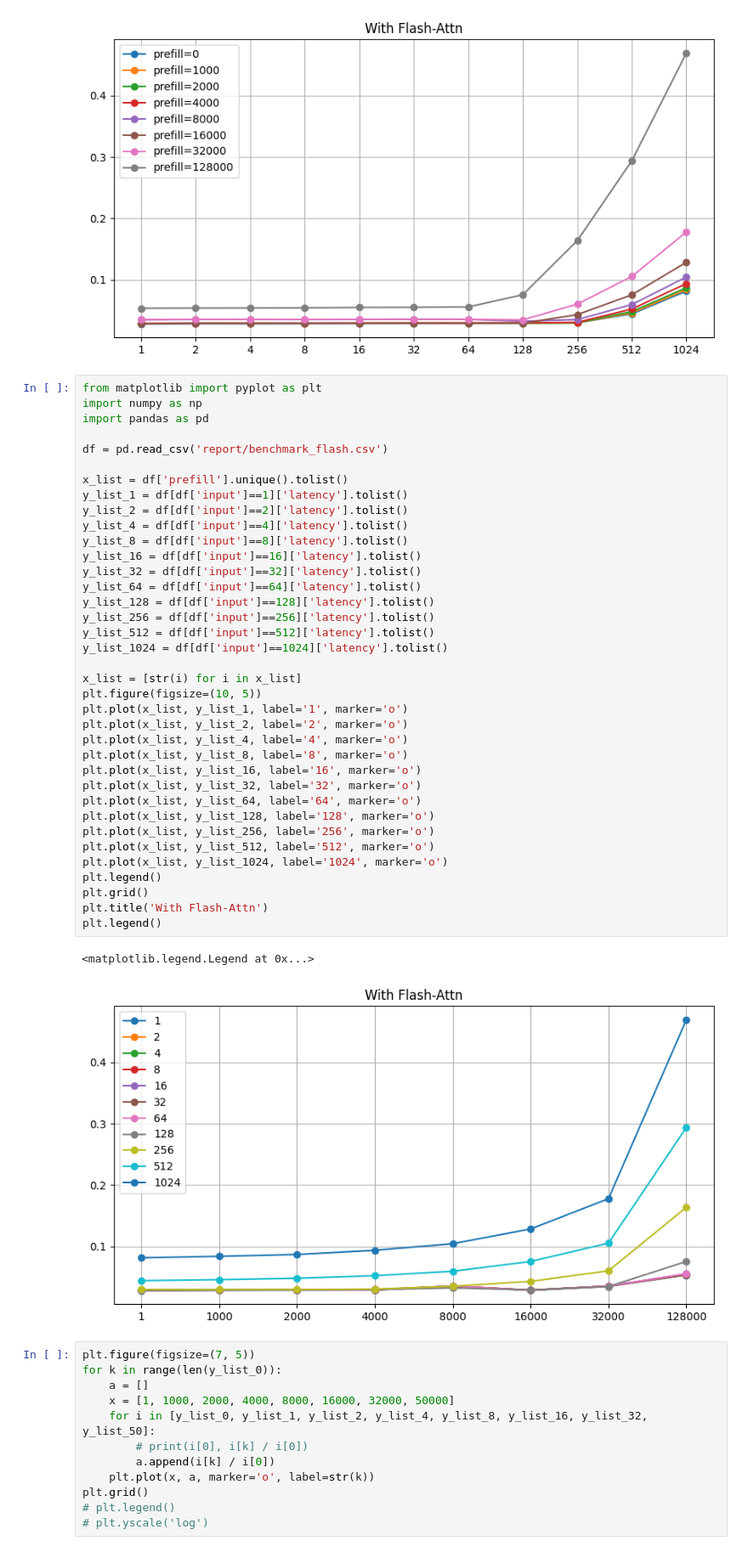
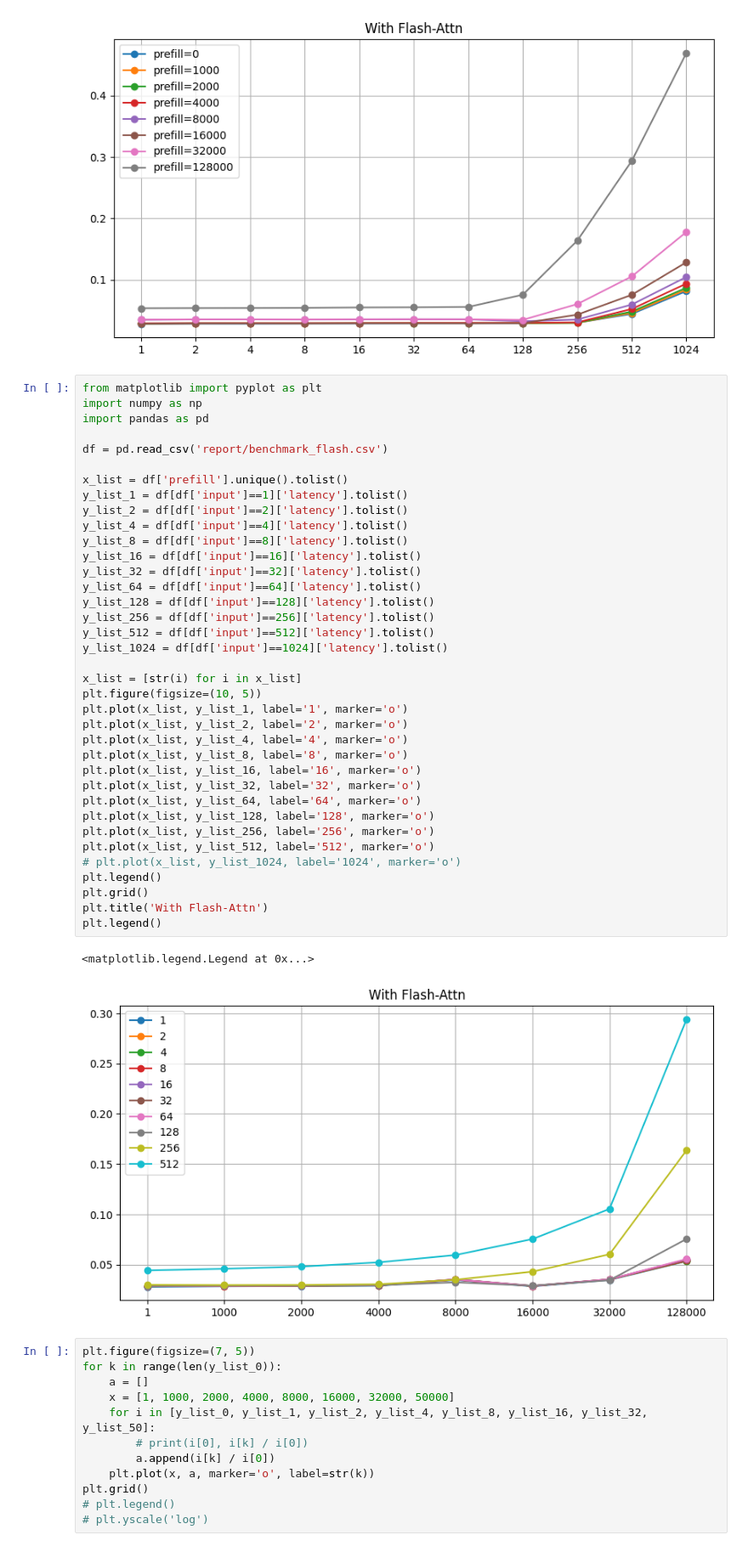
Before and after one commit to ranonrkm/TriForce-legacy, a Jupyter notebook: plot.ipynb, the cells around one changed output. Shown at 85% size. Saved outputs shown, nothing was run; the diff lists cells and outputs as text.

```diff
--- a/plot.ipynb
+++ b/plot.ipynb
@@ -176,35 +176,35 @@ x_list = df['prefill'].unique().tolist()
 y_list_1 = df[df['input']==1]['latency'].tolist()
 y_list_2 = df[df['input']==2]['latency'].tolist()
 y_list_4 = df[df['input']==4]['latency'].tolist()
 y_list_8 = df[df['input']==8]['latency'].tolist()
 y_list_16 = df[df['input']==16]['latency'].tolist()
 y_list_32 = df[df['input']==32]['latency'].tolist()
 y_list_64 = df[df['input']==64]['latency'].tolist()
 y_list_128 = df[df['input']==128]['latency'].tolist()
 y_list_256 = df[df['input']==256]['latency'].tolist()
 y_list_512 = df[df['input']==512]['latency'].tolist()
 y_list_1024 = df[df['input']==1024]['latency'].tolist()
 
 x_list = [str(i) for i in x_list]
 plt.figure(figsize=(10, 5))
 plt.plot(x_list, y_list_1, label='1', marker='o')
 plt.plot(x_list, y_list_2, label='2', marker='o')
 plt.plot(x_list, y_list_4, label='4', marker='o')
 plt.plot(x_list, y_list_8, label='8', marker='o')
 plt.plot(x_list, y_list_16, label='16', marker='o')
 plt.plot(x_list, y_list_32, label='32', marker='o')
 plt.plot(x_list, y_list_64, label='64', marker='o')
 plt.plot(x_list, y_list_128, label='128', marker='o')
 plt.plot(x_list, y_list_256, label='256', marker='o')
 plt.plot(x_list, y_list_512, label='512', marker='o')
-plt.plot(x_list, y_list_1024, label='1024', marker='o')
+# plt.plot(x_list, y_list_1024, label='1024', marker='o')
 plt.legend()
 plt.grid()
 plt.title('With Flash-Attn')
 plt.legend()
 # %% [output]
 <matplotlib.legend.Legend at 0x...>
-[figure, old version]
+[figure, new version]
 # %%
 plt.figure(figsize=(7, 5))
 for k in range(len(y_list_0)):
```
Also changed, not shown: parts of 7 cells of this notebook, 47 other files.
